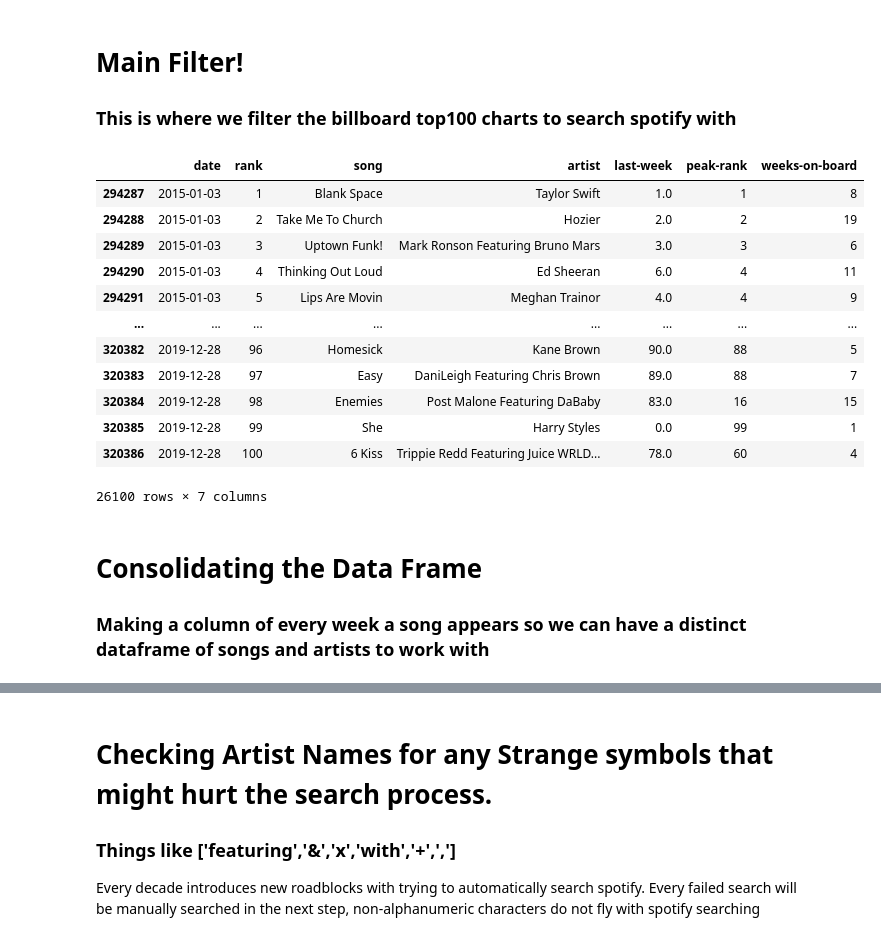
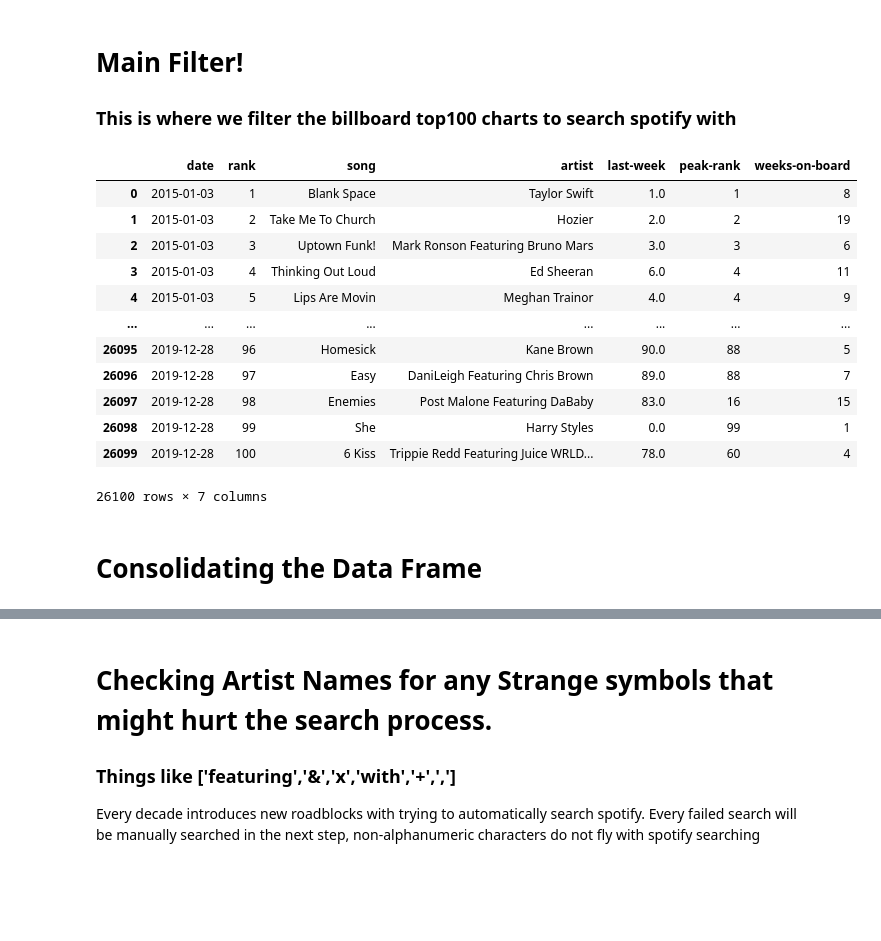
Before and after one commit to TaylorVellios/Spotify_and_the_Billboard_100, a Jupyter notebook: Spotify_and_Billboard.ipynb, the cells around one changed output, grey strips where cells are left out. Drawn from its saved outputs; the diff is of its cells as text; code cells hidden in the pictures; blank space fills up the shorter version.

```diff
--- a/Spotify_and_Billboard.ipynb
+++ b/Spotify_and_Billboard.ipynb
@@ -32,24 +32,23 @@ billboard_df
 # Main Filter!
 ### This is where we filter the billboard top100 charts to search spotify with
 # %%
-recent_rankings = billboard_df[(billboard_df['date'] > '2015-01-01') &
+filtered_df = billboard_df[(billboard_df['date'] > '2015-01-01') &
                               (billboard_df['date'] < '2020-01-01')]
 
-recent_rankings
+filtered_df.reset_index(drop=True)
 # %% [output]
 |  | date | rank | song | artist | last-week | peak-rank | weeks-on-board |
-| 294287 | 2015-01-03 | 1 | Blank Space | Taylor Swift | 1.0 | 1 | 8 |
-| 294288 | 2015-01-03 | 2 | Take Me To Church | Hozier | 2.0 | 2 | 19 |
-| 294289 | 2015-01-03 | 3 | Uptown Funk! | Mark Ronson Featuring Bruno Mars | 3.0 | 3 | 6 |
-| 294290 | 2015-01-03 | 4 | Thinking Out Loud | Ed Sheeran | 6.0 | 4 | 11 |
-| 294291 | 2015-01-03 | 5 | Lips Are Movin | Meghan Trainor | 4.0 | 4 | 9 |
+| 0 | 2015-01-03 | 1 | Blank Space | Taylor Swift | 1.0 | 1 | 8 |
+| 1 | 2015-01-03 | 2 | Take Me To Church | Hozier | 2.0 | 2 | 19 |
+| 2 | 2015-01-03 | 3 | Uptown Funk! | Mark Ronson Featuring Bruno Mars | 3.0 | 3 | 6 |
+| 3 | 2015-01-03 | 4 | Thinking Out Loud | Ed Sheeran | 6.0 | 4 | 11 |
+| 4 | 2015-01-03 | 5 | Lips Are Movin | Meghan Trainor | 4.0 | 4 | 9 |
 | ... | ... | ... | ... | ... | ... | ... | ... |
-| 320382 | 2019-12-28 | 96 | Homesick | Kane Brown | 90.0 | 88 | 5 |
-| 320383 | 2019-12-28 | 97 | Easy | DaniLeigh Featuring Chris Brown | 89.0 | 88 | 7 |
-| 320384 | 2019-12-28 | 98 | Enemies | Post Malone Featuring DaBaby | 83.0 | 16 | 15 |
-| 320385 | 2019-12-28 | 99 | She | Harry Styles | 0.0 | 99 | 1 |
-| 320386 | 2019-12-28 | 100 | 6 Kiss | Trippie Redd Featuring Juice WRLD... | 78.0 | 60 | 4 |
+| 26095 | 2019-12-28 | 96 | Homesick | Kane Brown | 90.0 | 88 | 5 |
+| 26096 | 2019-12-28 | 97 | Easy | DaniLeigh Featuring Chris Brown | 89.0 | 88 | 7 |
+| 26097 | 2019-12-28 | 98 | Enemies | Post Malone Featuring DaBaby | 83.0 | 16 | 15 |
+| 26098 | 2019-12-28 | 99 | She | Harry Styles | 0.0 | 99 | 1 |
+| 26099 | 2019-12-28 | 100 | 6 Kiss | Trippie Redd Featuring Juice WRLD... | 78.0 | 60 | 4 |
 26100 rows × 7 columns
 # %% [markdown]
 # Consolidating the Data Frame
-### Making a column of every week a song appears so we can have a distinct dataframe of songs and artists to work with
```
Also changed, not shown: parts of 45 cells of this notebook.
